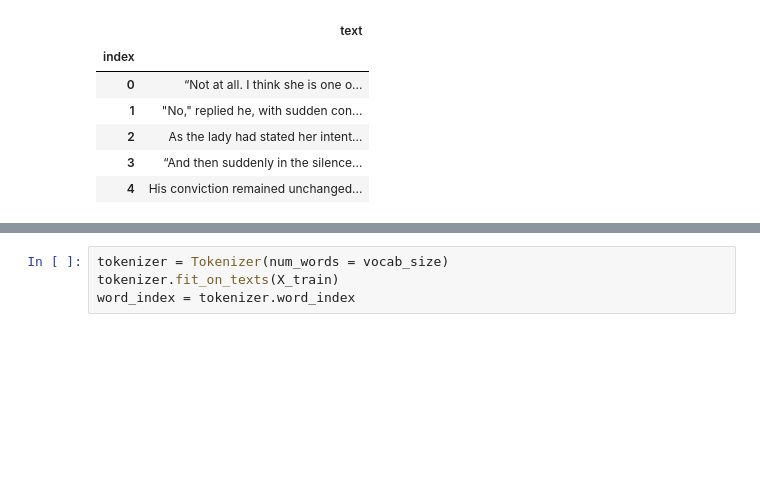
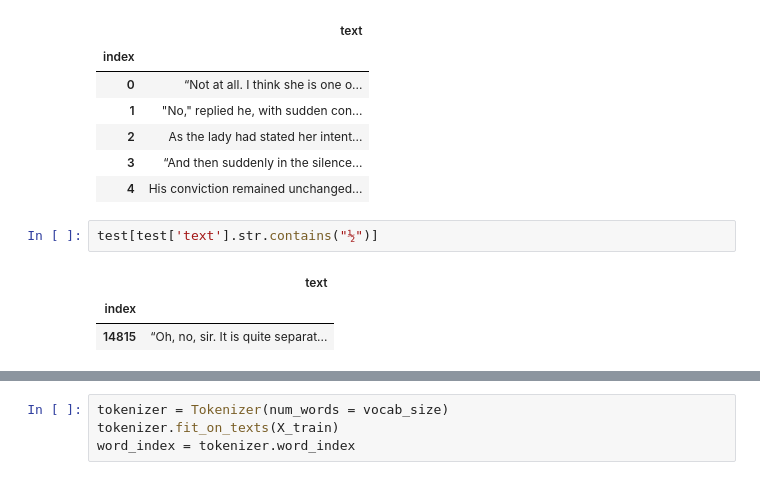
Before and after one commit to cksgnlcjswo/dku_dacon, a Jupyter notebook: 기말대회/lstm_emb.ipynb, the cells around one changed output, grey strips where cells are left out. Saved outputs shown, nothing was run; the diff lists cells and outputs as text; blank space fills up the shorter version.

```diff
--- a/기말대회/lstm_emb.ipynb
+++ b/기말대회/lstm_emb.ipynb
@@ -92,3 +92,9 @@ test.head()
 | 2 | As the lady had stated her intent... |
 | 3 | “And then suddenly in the silence... |
 | 4 | His conviction remained unchanged... |
+# %%
+test[test['text'].str.contains("½")]
+# %% [output]
+|  | text |
+| index |  |
+| 14815 | “Oh, no, sir. It is quite separat... |
```
Also changed, not shown: parts of 20 cells of this notebook.
